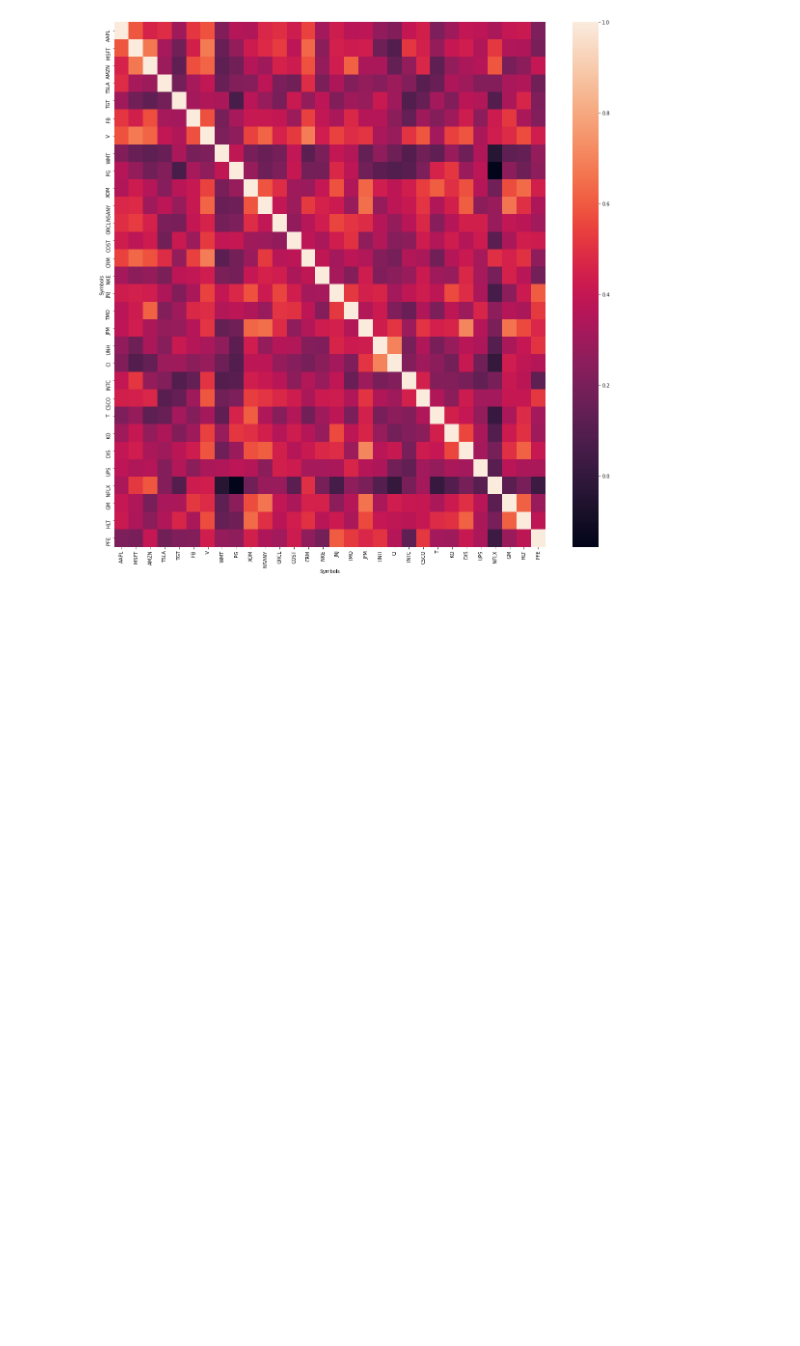
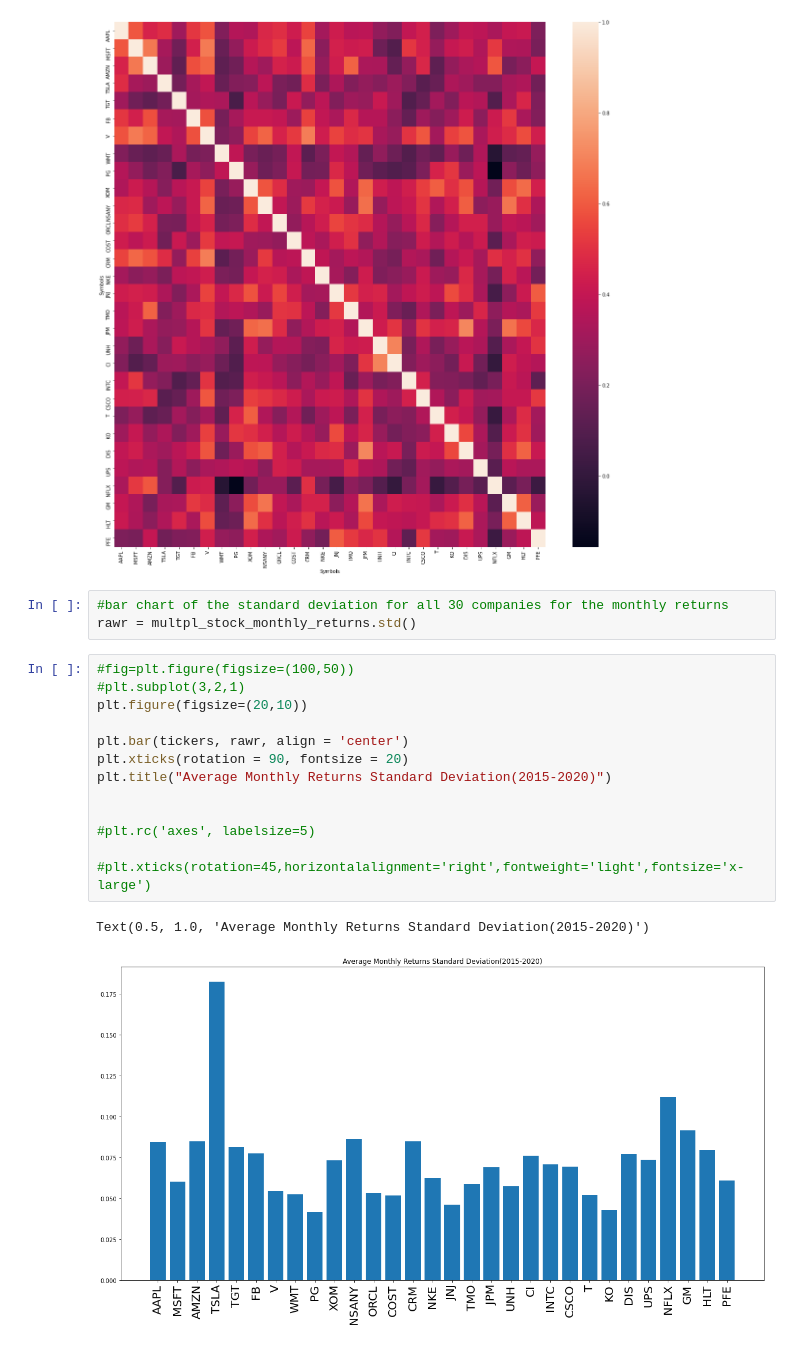
Before and after one commit to luismaldonadotxstate9/MachineLearningProject, a Jupyter notebook: 25 Companies machine learning project.ipynb, the cells around one changed output. Cells and saved outputs as stored; diff of their text form; blank space fills up the shorter version.

```diff
--- a/25 Companies machine learning project.ipynb
+++ b/25 Companies machine learning project.ipynb
@@ -189,3 +193,22 @@ PFE      0.300184  0.409116  0.333237  0.026215  0.290481  0.384923  1.000000
 [30 rows x 30 columns]
 <AxesSubplot:xlabel='Symbols', ylabel='Symbols'>
 [figure]
+# %%
+#bar chart of the standard deviation for all 30 companies for the monthly returns
+rawr = multpl_stock_monthly_returns.std()
+# %%
+#fig=plt.figure(figsize=(100,50))
+#plt.subplot(3,2,1)
+plt.figure(figsize=(20,10))
+
+plt.bar(tickers, rawr, align = 'center')
+plt.xticks(rotation = 90, fontsize = 20)
+plt.title("Average Monthly Returns Standard Deviation(2015-2020)")
+
+
+#plt.rc('axes', labelsize=5)
+
+#plt.xticks(rotation=45,horizontalalignment='right',fontweight='light',fontsize='x-large')
+# %% [output]
+Text(0.5, 1.0, 'Average Monthly Returns Standard Deviation(2015-2020)')
+[figure, added]
```
Also changed, not shown: parts of 2 cells of this notebook.
